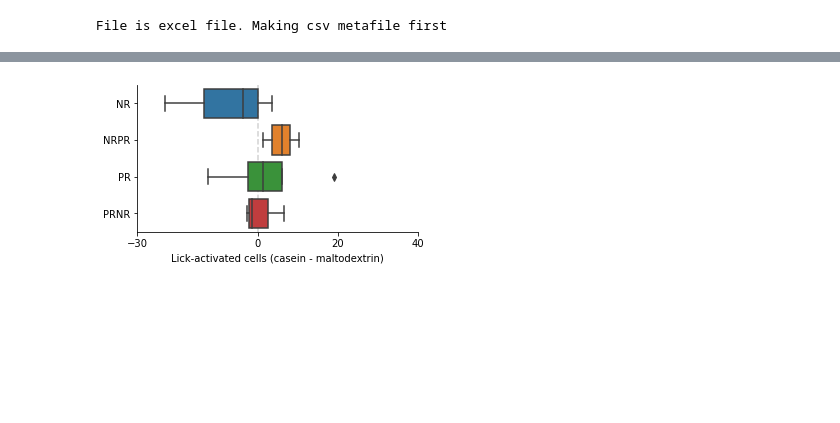
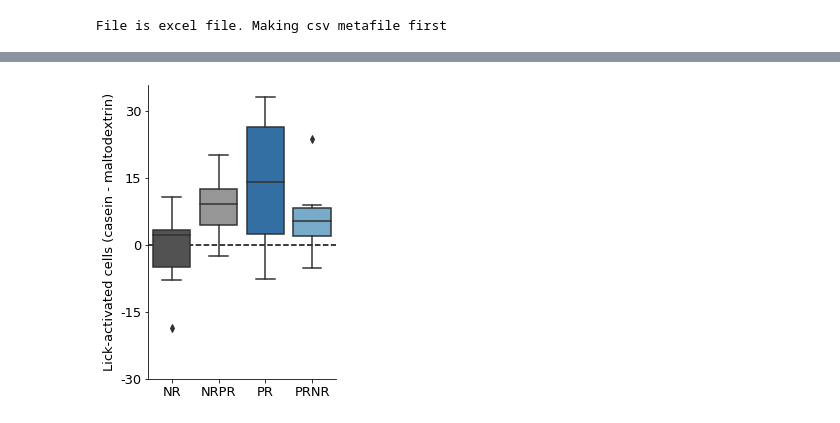
Before and after one commit to jetsetmette/VGP, a Jupyter notebook: notebooks/BNA_figs_grouped.ipynb, the cells around one changed output, grey strips where cells are left out. Saved outputs shown, nothing was run; the diff lists cells and outputs as text; code cells hidden in the pictures; blank space fills up the shorter version.

Commit message:
Updated files and folders for data

```diff
--- a/notebooks/BNA_figs_grouped.ipynb
+++ b/notebooks/BNA_figs_grouped.ipynb
@@ -52,12 +43,13 @@ cols = ["animal", "diet", "solution", "lick_activated"]
 df_activated = pd.DataFrame(columns=cols)
 
 for key, d in cell_data.items():
-    percent_act = d["df_responsive"].loc["lick_only", "activated"] / np.sum(d["df_responsive"].loc['pump_only':'neither',"activated"]) * 100
+    percent_act = d["df_responsive"].loc["lick_all", "activated"] / np.sum(d["df_responsive"].loc['pump_only':'neither',"activated"]) * 100
     data = np.array([d["animal"], d["diet"], d["solution"], percent_act])
     df_temp = pd.DataFrame({col: value for col, value in zip(cols, data)},
                           index=[key.split("_")[0]]).astype({'lick_activated':'float'})
 
 
     df_activated = pd.concat([df_activated, df_temp])
-# df_activated.astype({'lick_activated':'float'},inplace=True)
-df_activated
+
+
+# df_activated
@@ -166,22 +370,42 @@ ax.spines["right"].set_visible(False)
+# %%
+df_boxplot = (df_pref
+#  .reset_index()
+ .pivot_table(index="animal",
+              columns="diet",
+              values="pref")
+#  .fillna(0)
+ .assign(PR=lambda df_: df_.PR,
+         PRNR=lambda df_:df_.PRNR,
+         NR=lambda df_:df_.NR,
+         NRPR=lambda df_:df_.NRPR,
+)
+#  .drop(columns=["NRPR", "PRNR"])
+)
 # %%
-f, ax = plt.subplots(figsize=(6,3),
+my_colors = {'NR': '#525252', 'NRPR': '#969696', 'PR': '#2171b5','PRNR':'#6baed6'}
+
+'','','',''
+f, ax = plt.subplots(figsize=(4,6),
                      gridspec_kw={"left": 0.25, "bottom": 0.2})
 
-sns.boxplot(data=df, orient="h", ax=ax)
 
-ax.set_ylabel("")
-# ax.set_yticklabels(["Non-restricted", "Protein-restricted"])
-ax.set_xticks([-30, 0, 20, 40])
-ax.set_xlabel("Lick-activated cells (casein - maltodextrin)")
+sns.boxplot(data=df_boxplot,orient="v", ax=ax, palette=my_colors)
 
-ax.axvline(0, color="lightgrey", linestyle="--", zorder=-1)
+
+ax.set_xlabel("")
+ax.set_xticklabels(["NR",'NRPR', "PR", 'PRNR'],size=13)
+ax.set_yticks([-30, -15,0, 15, 30])
+ax.set_yticklabels(['-30','-15', '0', '15', '30'],size=13)
+ax.set_ylabel("Lick-activated cells (casein - maltodextrin)",size=13)
+
+ax.axhline(0, color="k", linestyle="--", zorder=-1)
 
 ax.spines["top"].set_visible(False)
 ax.spines["right"].set_visible(False)
 
 # f.savefig("..//output//grouped_casmalt_diff.png")
 # %% [output]
-[figure, old version]
+[figure, new version]
 # %%
 sns.boxplot?
 # %% [output]
```
Also changed, not shown: parts of 15 cells of this notebook.
